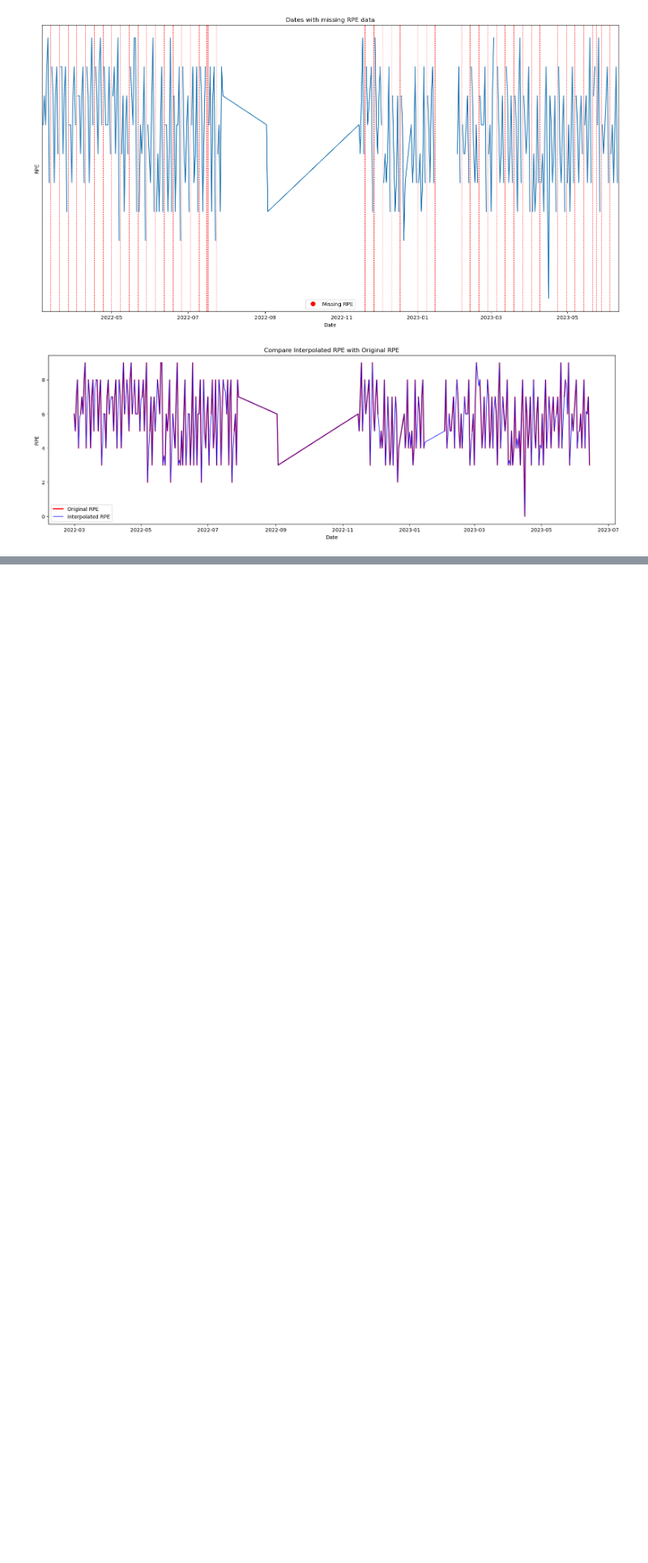
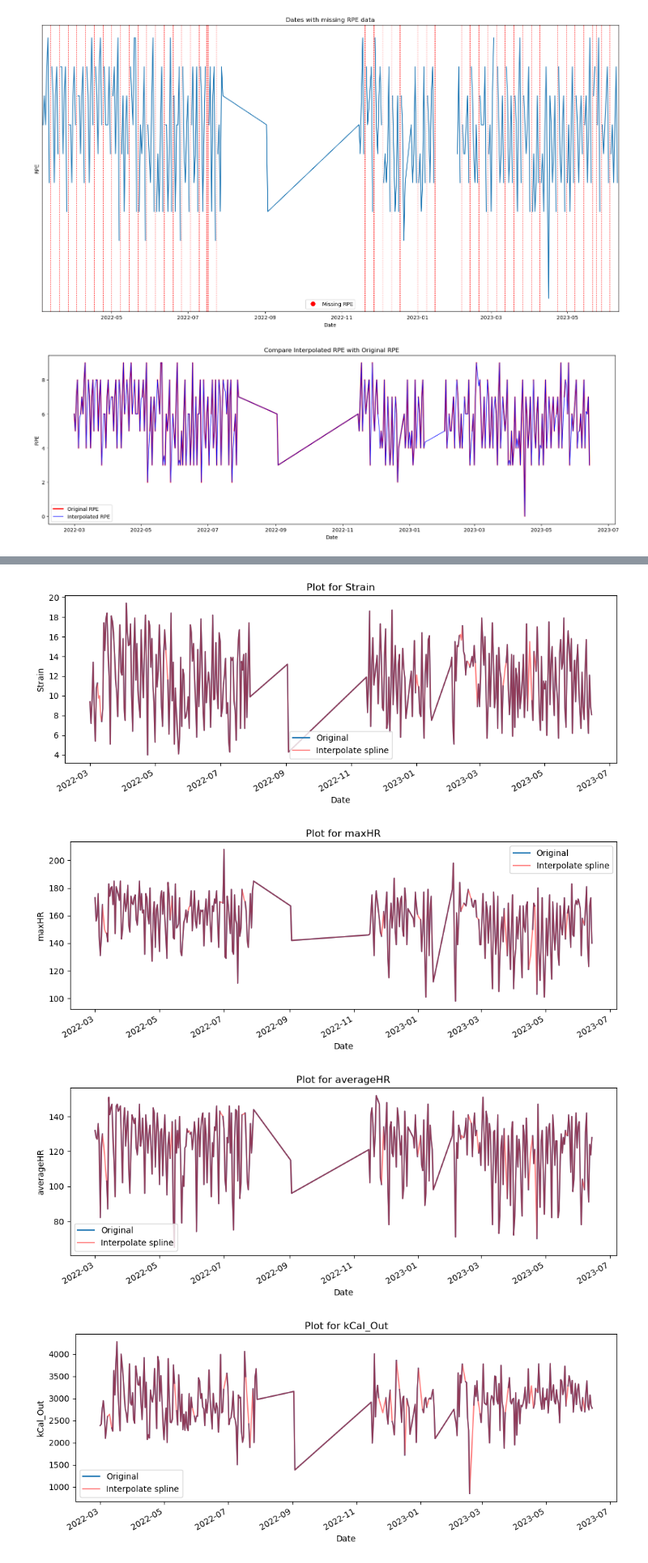
Before and after one commit to stilyan91/Nutrition-and-Fitness-Correlation-Analysis, a Jupyter notebook: Nutrition-and-Fitness-Correlation-Analysis.ipynb, the cells around one changed output, grey strips where cells are left out. Shown at 81% size. Saved outputs shown, nothing was run; the diff lists cells and outputs as text; code cells hidden in the pictures; blank space fills up the shorter version.

```diff
--- a/Nutrition-and-Fitness-Correlation-Analysis.ipynb
+++ b/Nutrition-and-Fitness-Correlation-Analysis.ipynb
@@ -255,0 +283,25 @@ plt.show()
+# %%
+for i, col in enumerate(daily_performance_dataset[nan_numeric_columns]):
+    plt.figure(figsize=(10, 4))
+
+    daily_performance_dataset[col].plot(label='Original', linewidth=1.5, alpha=1)
+    plt.plot(daily_performance_dataset[col].interpolate(method='spline', order=1), label='Interpolate spline', color='r', alpha=0.5)
+    # plt.plot(daily_performance_dataset[col].fillna(method='ffill'), label='Forward Fill', color='g', alpha=0.7)
+    # plt.plot(daily_performance_dataset[col].fillna(method='bfill'), label='Backward Fill', color='cyan', alpha=0.7)
+    # plt.plot(daily_performance_dataset[col].interpolate(method='pchip'), label='Pchip interpolation', color='pink', alpha=0.7)
+    # plt.plot(daily_performance_dataset.index, daily_performance_dataset[col].interpolate(method='time'), label='Time Interpolation', color='purple', alpha=0.7)
+    # plt.plot(daily_performance_dataset.index, daily_performance_dataset[col].interpolate(method='polynomial', order=1), label='Polynomial Interpolation (Order 2)', color='orange', alpha=0.7)
+    # plt.plot(daily_performance_dataset.index, daily_performance_dataset[col].interpolate(method='linear'), label='Linear Interpolation', color='brown', alpha=0.7)
+    # plt.plot(daily_performance_dataset[col].fillna(daily_performance_dataset[col].mean()), color='black', label='mean')
+    plt.xlabel('Date')
+    plt.ylabel(f'{col}')
+    plt.title(f'Plot for {col}')
+
+    plt.legend()
+    plt.tight_layout()
+plt.show()
+# %% [output]
+[figure, added]
+[figure, added]
+[figure, added]
+[figure, added]
```
Also changed, not shown: parts of 9 cells of this notebook.
